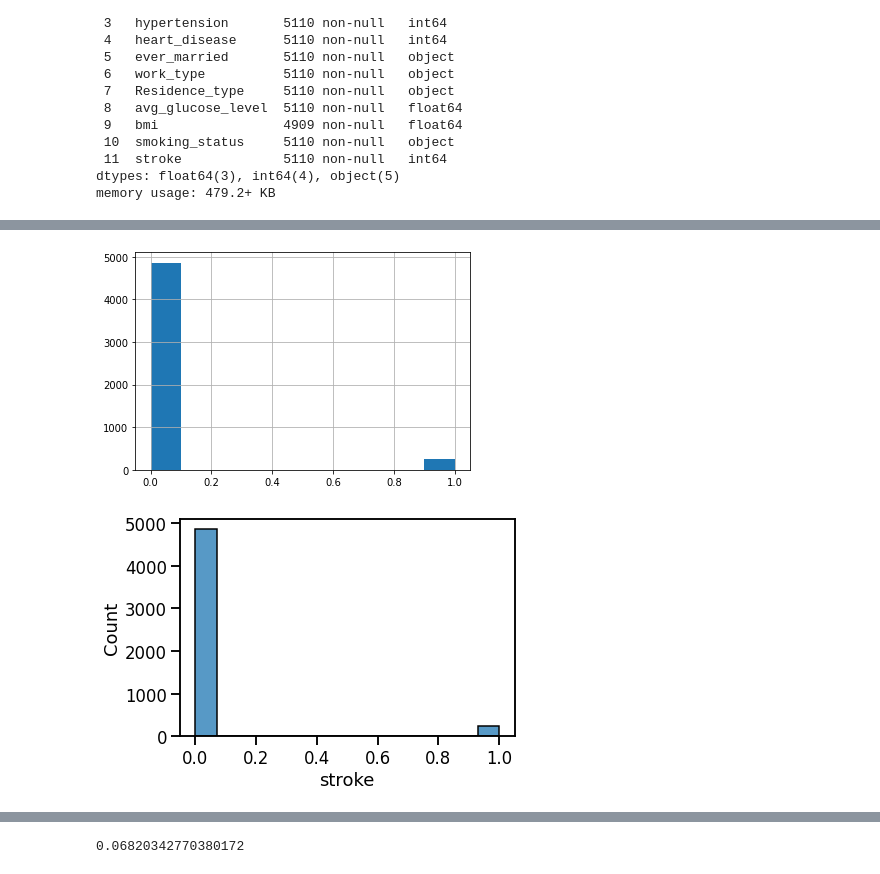
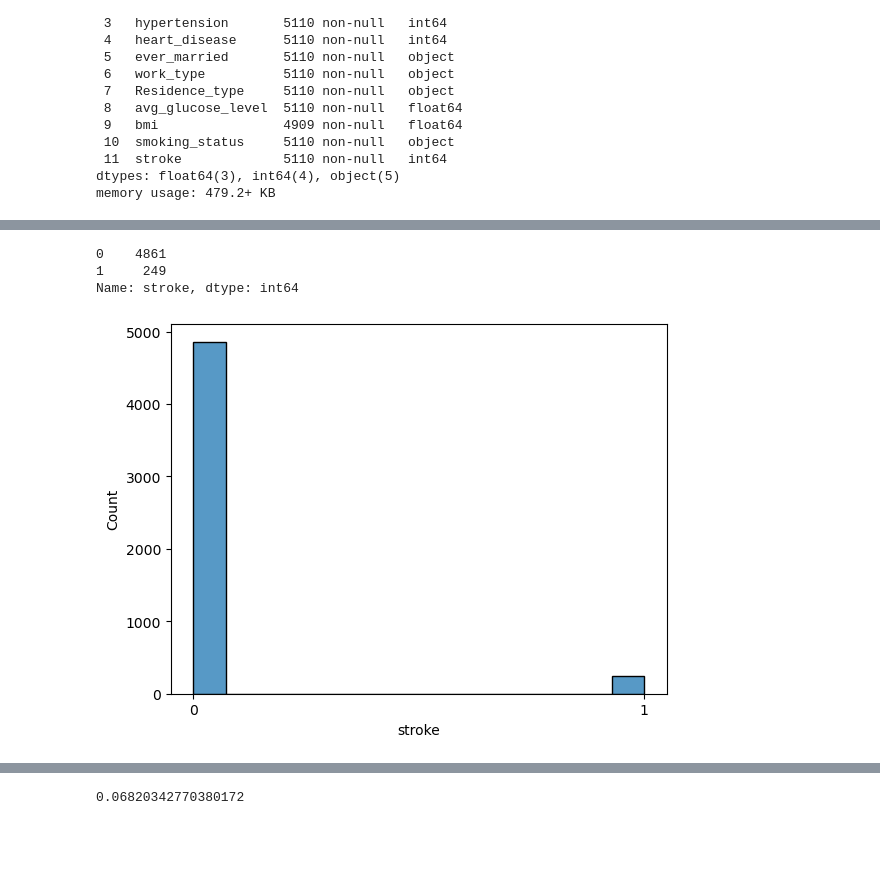
Before and after one commit to JoshJingtianWang/Stroke_Prediction, a Jupyter notebook: classification.ipynb, the cells around one changed output, grey strips where cells are left out. Cells and saved outputs as stored; diff of their text form; code cells hidden in the pictures; blank space fills up the shorter version.

```diff
--- a/classification.ipynb
+++ b/classification.ipynb
@@ -96,3 +67,0 @@ Name: smoking_status, dtype: int64
-# %%
-#mapping categorical values to numeric
-df['smoking_map']=df.smoking_status.map({'never smoked':0,'formerly smoked':1,'smokes':2})
@@ -122,23 +68,17 @@ df_filled=pd.DataFrame(df_filled,columns=dummydf.columns)
-# %%
-df['smoking']=df_filled['smoking_map']
-df['bmi']=df_filled['bmi']
-# %%
-df.drop(['smoking_status', 'smoking_map','id'], axis=1, inplace=True)
-# %%
-#convert smoking_status back to categorical
-df['smoking']=df.smoking.map({0:'never smoked',1:'formerly smoked',2:'smokes'})
-# %%
-#check class imbalance
-df.stroke.hist()
-plt.show()
-# %% [output]
-[figure, removed]
+# %%
+df.stroke.value_counts()
+# %% [output]
+0    4861
+1     249
+Name: stroke, dtype: int64
 # %%
 #check class imbalance
-sns.histplot(data=df.stroke)
+plot=sns.histplot(data=df.stroke)
+
+plot.set(xticks=np.arange(0,1.1,1))
 
 plt.savefig("hist.png",
             bbox_inches="tight",
            transparent=True); #avoid cutting off labels
 # %% [output]
-[figure, old version]
+[figure, new version]
```
Also changed, not shown: parts of 57 cells of this notebook, 5 other files.
